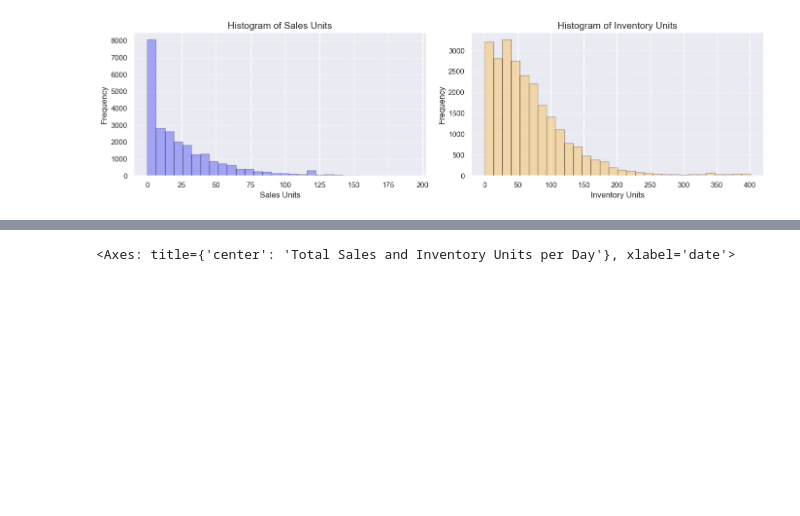
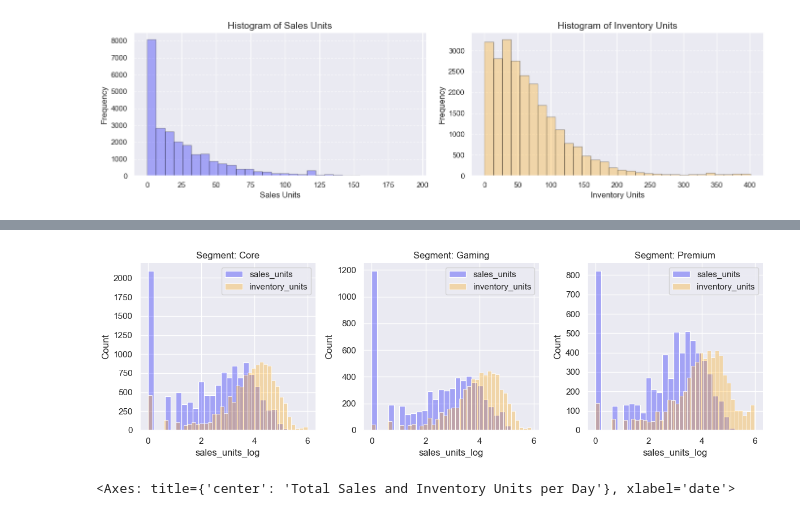
Before and after one commit to giarets/hp_use_case, a Jupyter notebook: 1_data_exploration.ipynb, the cells around one changed output, grey strips where cells are left out. Saved outputs shown, nothing was run; the diff lists cells and outputs as text; code cells hidden in the pictures; blank space fills up the shorter version.

```diff
--- a/1_data_exploration.ipynb
+++ b/1_data_exploration.ipynb
@@ -259,3 +234,7 @@ df_kaggle.head()
+# %%
+utils_plots.categorical_histogram(df=df_kaggle, cat_col="segment", log_scale=True)
+# %% [output]
+[figure, added]
 # %%
 df_kaggle.groupby('date')[['sales_units', 'inventory_units']].sum().plot(
     figsize=(12, 4), title='Total Sales and Inventory Units per Day', alpha=0.8)
```
Also changed, not shown: parts of 49 cells of this notebook, 6 other files.
